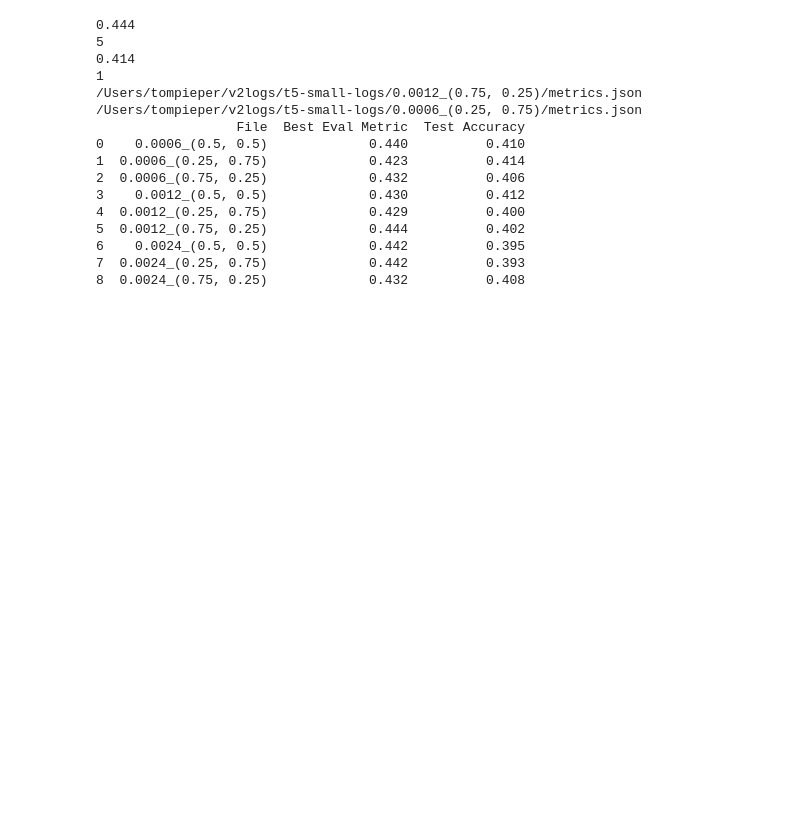
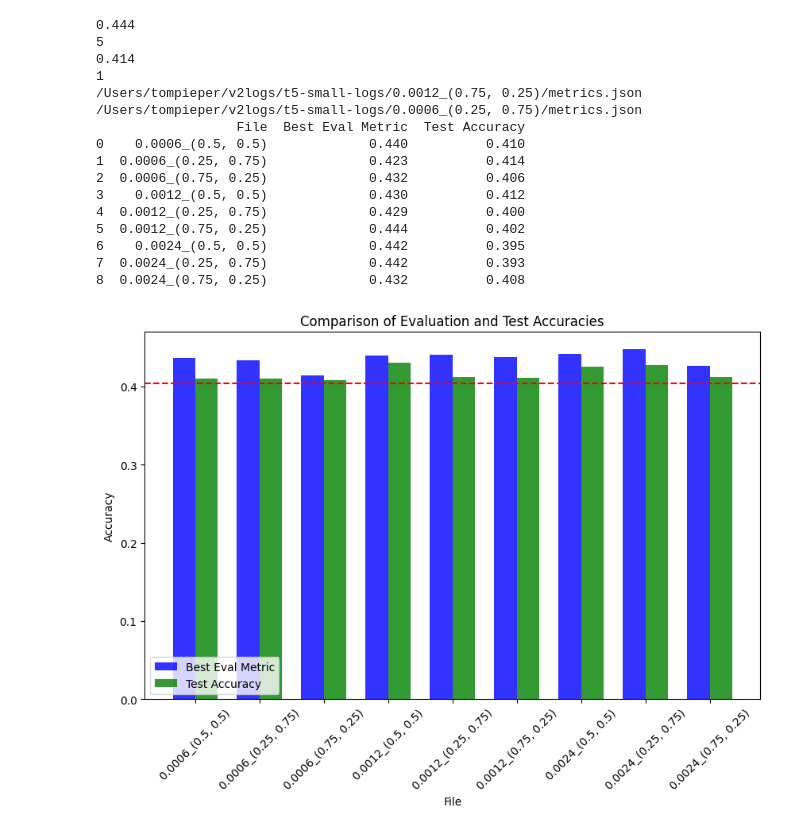
Before and after one commit to tomlpieper/ba, a Jupyter notebook: plotting.ipynb, the cells around one changed output. Drawn from its saved outputs; the diff is of its cells as text; code cells hidden in the pictures; blank space fills up the shorter version.

```diff
--- a/plotting.ipynb
+++ b/plotting.ipynb
@@ -139,7 +159,8 @@ file_names_v2 = [
     '/Users/tompieper/v2logs/t5-small-logs/0.0012_(0.75, 0.25)/metrics.json',
     '/Users/tompieper/v2logs/t5-small-logs/0.0024_(0.5, 0.5)/metrics.json',
     '/Users/tompieper/v2logs/t5-small-logs/0.0024_(0.25, 0.75)/metrics.json',
-    '/Users/tompieper/v2logs/t5-small-logs/0.0024_(0.75, 0.25)/metrics.json'
+    '/Users/tompieper/v2logs/t5-small-logs/0.0024_(0.75, 0.25)/metrics.json',
+
 ]
 # %%
 # for i in file_names_v2:
@@ -232,3 +254,68 @@ print(data)
 6    0.0024_(0.5, 0.5)             0.442          0.395
 7  0.0024_(0.25, 0.75)             0.442          0.393
 8  0.0024_(0.75, 0.25)             0.432          0.408
+# %%
+v3_file_paths = [
+    "/Users/tompieper/v3/t5-small-logs/0.0006_(0.25, 0.75)/metrics.json",
+    "/Users/tompieper/v3/t5-small-logs/0.0006_(0.5, 0.5)/metrics.json",
+    "/Users/tompieper/v3/t5-small-logs/0.0006_(0.75, 0.25)/metrics.json",
+    "/Users/tompieper/v3/t5-small-logs/0.0012_(0.5, 0.5)/metrics.json",
+    "/Users/tompieper/v3/t5-small-logs/0.0012_(0.25, 0.75)/metrics.json",
+    "/Users/tompieper/v3/t5-small-logs/0.0012_(0.75, 0.25)/metrics.json",
+    "/Users/tompieper/v3/t5-small-logs/0.0024_(0.5, 0.5)/metrics.json",
+    "/Users/tompieper/v3/t5-small-logs/0.0024_(0.25, 0.75)/metrics.json",
+    "/Users/tompieper/v3/t5-small-logs/0.0024_(0.75, 0.25)/metrics.json"
+]
+# %%
+eval_accuracies = []
+test_accuracies = []
+best_eval_accuracies = []
+
+# Loop through each file, read the data, and extract the metrics
+for path in v3_file_paths:
+    with open(path, 'r') as file:
+        data = json.load(file)
+        # Assuming the last entry in log_history contains the final eval/test metrics
+        # Check for None and set a default value if necessary
+        eval_accuracy = 0  # Default value if not found
+        test_accuracy = 0  # Default value if not found
+        best_eval_accuracy = 0  # Default value if not found
+        for entry in data['log_history']:
+            if 'test_label_accuracy' in entry:
+                test_accuracy = entry['test_label_accuracy']
+            elif 'test_exact_match_accuracy' in entry:
+                test_accuracy = entry['test_exact_match_accuracy']
+
+            if 'eval_label_accuracy' in entry and entry["eval_label_accuracy"] > best_eval_accuracy:
+                # eval_accuracy = entry['eval_label_accuracy']
+                best_eval_accuracy = entry['eval_label_accuracy']
+
+        eval_accuracies.append(eval_accuracy)
+        test_accuracies.append(test_accuracy)
+        best_eval_accuracies.append(best_eval_accuracy)
+
+# Plotting
+fig, ax = plt.subplots(figsize=(10, 6))
+index = range(len(file_names_v2))
+bar_width = 0.35
+opacity = 0.8
+
+# rects1 = ax.bar(index, eval_accuracies, bar_width, alpha=opacity, color='b', label='Eval Accuracy')
+rects2 = ax.bar(index, best_eval_accuracies, bar_width, alpha=opacity, color='b', label='Best Eval Metric')
+rects3 = ax.bar([p + bar_width for p in index], test_accuracies, bar_width, alpha=opacity, color='g', label='Test Accuracy')
+
+ax.set_xlabel('File')
+ax.set_ylabel('Accuracy')
+ax.set_title('Comparison of Evaluation and Test Accuracies')
+ax.set_xticks([p + bar_width / 2 for p in index])
+ax.set_xticklabels(names)
+ax.tick_params(axis='x', labelrotation=45)
+ax.axhline(y=baseline, color='r', linestyle='--')
+
+ax.legend(loc='lower left')
+
+# plt.tight_layout()
+
+plt.show()
+# %% [output]
+[figure, added]
```
Also changed, not shown: parts of 6 cells of this notebook, 4 other files.
